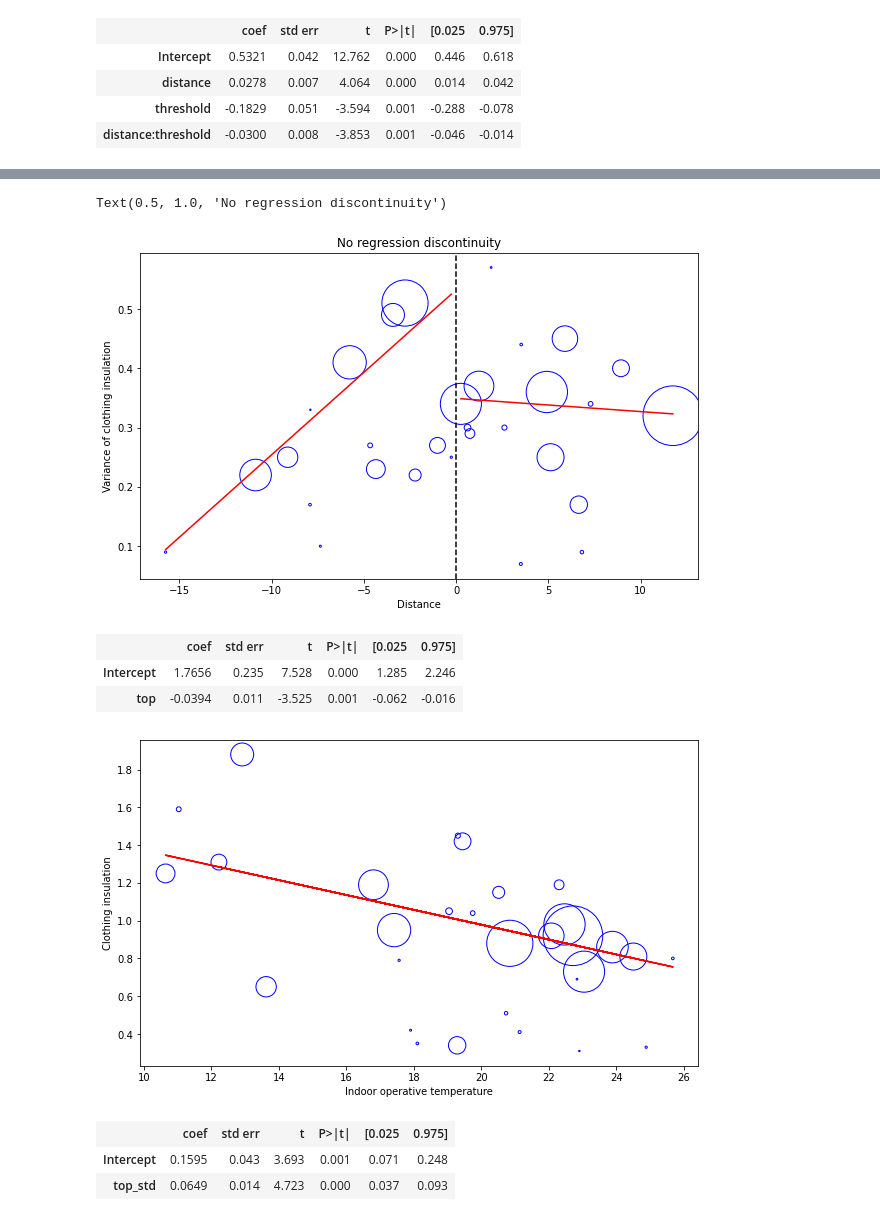
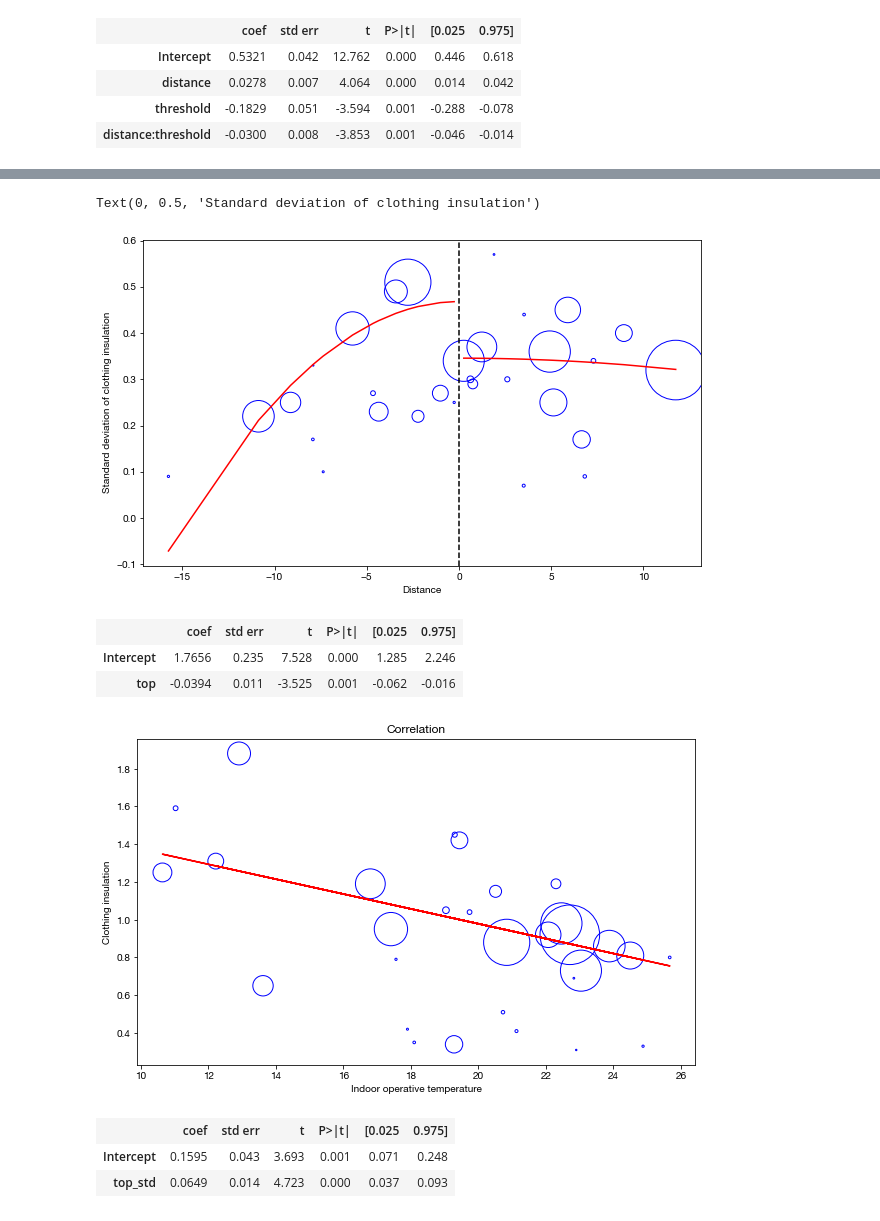
Before and after one commit to ruijis/RD_comfort, a Jupyter notebook: RD.ipynb, the cells around one changed output, grey strips where cells are left out. Cells and saved outputs as stored; diff of their text form; code cells hidden in the pictures.

```diff
--- a/RD.ipynb
+++ b/RD.ipynb
@@ -138,0 +158,31 @@ plt.show()
+# %%
+plt.figure(figsize=(10, 6))
+# use the Helvetica Neue font
+plt.rcParams['font.sans-serif'] = "Helvetica Neue"
+# Split the data into two parts
+df_below = df_rd[df_rd['distance'] < 0]
+df_above = df_rd[df_rd['distance'] >= 0]
+# Scatter plot for points below the threshold
+plt.scatter(df_below['distance'], df_below['top_std'], s=df_below['records'], facecolors='none', edgecolors='red', label='South')
+# Scatter plot for points above the threshold
+plt.scatter(df_above['distance'], df_above['top_std'], s=df_above['records'], facecolors='none', edgecolors='blue', label='North')
+
+# plot less than 0 distance for model.fittedvalues
+plt.plot(df_rd['distance'][df_rd['distance'] < 0], model.fittedvalues[df_rd['distance'] < 0], color='r')
+# plot larger than 0 distance for model.fittedvalues
+plt.plot(df_rd['distance'][df_rd['distance'] >= 0], model.fittedvalues[df_rd['distance'] >= 0], color='b')
+# plot a vertical dash line at the threshold
+plt.axvline(x=0, color='k', linestyle="--", linewidth=1)
+
+plt.xticks(fontsize=12)
+plt.yticks(fontsize=12)
+plt.xlim(-17, 17)
+plt.ylim(0, 5)
+# increase the font size of labels
+plt.xlabel('Latitude distance from the Huai River', fontsize=14)
+plt.ylabel('Indoor Operative Temperature Standard Deviation', fontsize=14)
+# show the legend below the x-label
+blue_patch = mpatches.Patch(color='blue', label='Northern Cities')
+red_patch = mpatches.Patch(color='red', label='Southern Cities')
+plt.legend(handles=[red_patch, blue_patch], loc='upper center', bbox_to_anchor=(0.5, 1.1), ncol=2)
+plt.show()
@@ -296,3 +347,10 @@ pvalue is:  0.001
 | distance | 0.0278 | 0.007 | 4.064 | 0.000 | 0.014 | 0.042 |
 | threshold | -0.1829 | 0.051 | -3.594 | 0.001 | -0.288 | -0.078 |
 | distance:threshold | -0.0300 | 0.008 | -3.853 | 0.001 | -0.046 | -0.014 |
+# %%
+# try polynomial
+model = smf.wls("clo_std ~ distance2*threshold", df_rd, weights=df_rd["records"]).fit()
+print("Baseline is:", model.summary().tables[1][1][1])
+print("Effect is:", model.summary().tables[1][3][1])
+print("pvalue is:", model.summary().tables[1][3][4])
+model.summary().tables[1]
@@ -299,15 +366,15 @@ pvalue is:  0.001
 # %%
 plt.figure(figsize=(10, 6))
 plt.scatter(df_rd['distance'], df_rd['clo_std'], s=df_rd['records'], facecolors='none', edgecolors='b')
 plt.plot(df_rd['distance'][df_rd['distance'] < 0], model.fittedvalues[df_rd['distance'] < 0], color='red')
 plt.plot(df_rd['distance'][df_rd['distance'] >= 0], model.fittedvalues[df_rd['distance'] >= 0], color='red')
 plt.axvline(x=0, color='black', linestyle='--')
 plt.xlabel('Distance')
-plt.ylabel('Variance of clothing insulation')
-plt.title("No regression discontinuity")
+plt.ylabel('Standard deviation of clothing insulation')
+# plt.title("No regression discontinuity")
 # %% [output]
-Text(0.5, 1.0, 'No regression discontinuity')
+Text(0, 0.5, 'Standard deviation of clothing insulation')
-[figure, old version]
+[figure, new version]
 # %%
 model = smf.wls("clo~top", df_rd, weights=df_rd["records"]).fit()
 model.summary().tables[1]
@@ -321,11 +388,12 @@ plt.figure(figsize=(10, 6))
 plt.scatter(df_rd['top'], df_rd['clo'], s=df_rd['records'], facecolors='none', edgecolors='b')
 # plot the fitted values
 plt.plot(df_rd['top'], model.fittedvalues, color='red')
+plt.title("Correlation")
 plt.xlabel('Indoor operative temperature')
 plt.ylabel('Clothing insulation')
 plt.show()
 # %% [output]
-[figure, old version]
+[figure, new version]
 # %%
 model = smf.wls("clo_std~top_std", df_rd, weights=df_rd["records"]).fit()
 model.summary().tables[1]
```
Also changed, not shown: parts of 53 cells of this notebook, 4 other files.
